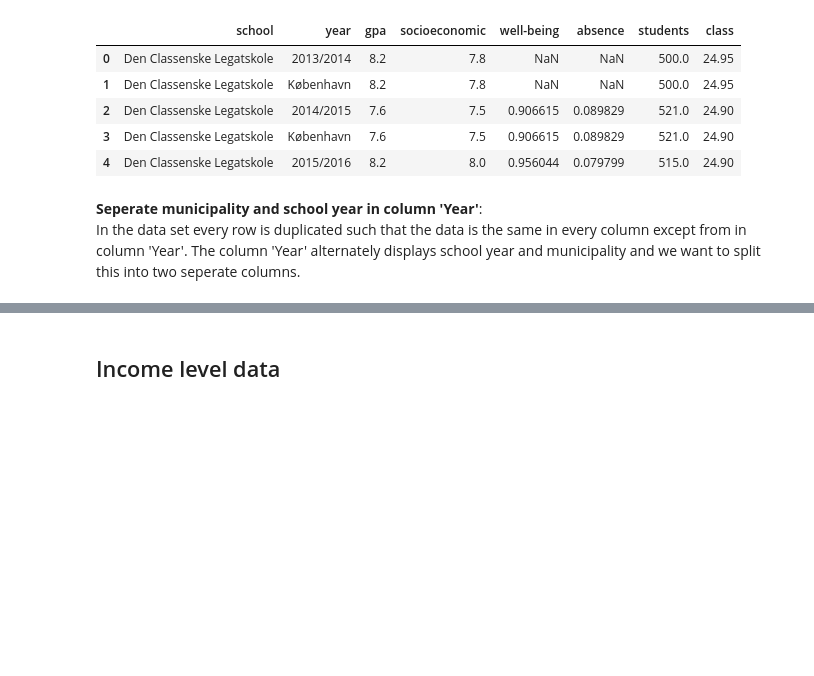
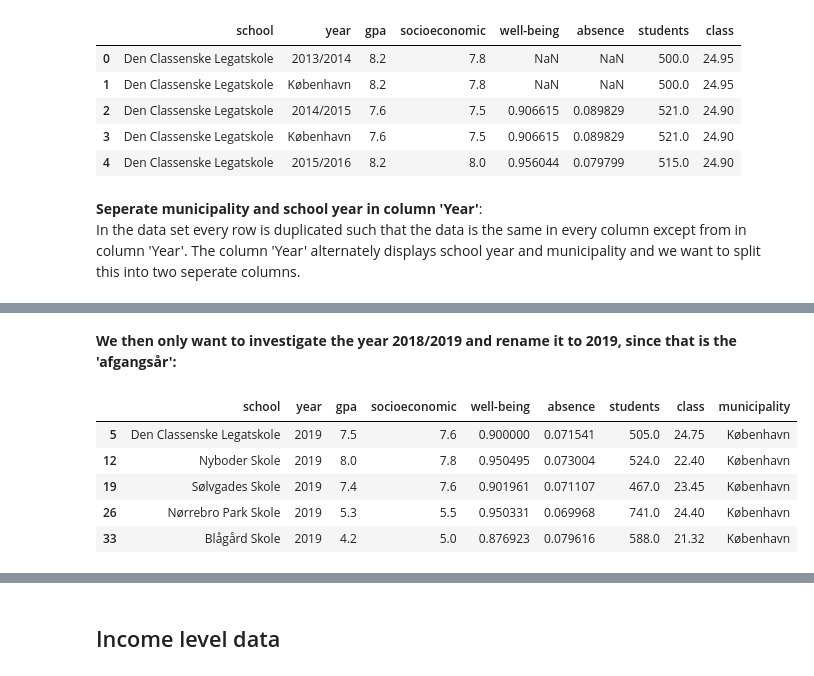
Before and after one commit to AskerNC/projects-2021-sstl, a Jupyter notebook: dataproject/dataproject.ipynb, the cells around one changed output, grey strips where cells are left out. Cells and saved outputs as stored; diff of their text form; code cells hidden in the pictures; blank space fills up the shorter version.

```diff
--- a/dataproject/dataproject.ipynb
+++ b/dataproject/dataproject.ipynb
@@ -108,3 +105,35 @@ school_final.tail()
 | 15661 | Vestermarkskolen Aars | 2017/2018 | NaN | NaN | NaN | NaN | 49.0 | NaN | Vesthimmerlands |
 | 15662 | Vestermarkskolen Aars | 2018/2019 | NaN | NaN | NaN | 0.082224 | 46.0 | NaN | Vesthimmerlands |
 | 15663 | Vestermarkskolen Aars | 2019/2020 | NaN | NaN | NaN | 0.085611 | 47.0 | NaN | Vesthimmerlands |
+# %% [markdown]
+**We then only want to investigate the year 2018/2019 and rename it to 2019, since that is the 'afgangsår':**
+# %%
+school_final["year"].replace({"2018/2019": "2019", "2019/2020": "2020"}, inplace=True)
+
+def only_keep_oneyear(df):
+    """ delete all year except 2018/2019
+    Args:
+        df (pd.DataFrame): pandas dataframe with the column "year" as a string
+
+    Returns:
+        df (pd.DataFrame): pandas dataframe
+
+    """
+    for val in ['2019']:
+
+        I = df.year.str.contains(val)
+        df = df.loc[I == True] # keep everything else
+
+    return df
+
+school_final.year.unique()
+
+school = only_keep_oneyear(school_final)
+school.head()
+# %% [output]
+|  | school | year | gpa | socioeconomic | well-being | absence | students | class | municipality |
+| 5 | Den Classenske Legatskole | 2019 | 7.5 | 7.6 | 0.900000 | 0.071541 | 505.0 | 24.75 | København |
+| 12 | Nyboder Skole | 2019 | 8.0 | 7.8 | 0.950495 | 0.073004 | 524.0 | 22.40 | København |
+| 19 | Sølvgades Skole | 2019 | 7.4 | 7.6 | 0.901961 | 0.071107 | 467.0 | 23.45 | København |
+| 26 | Nørrebro Park Skole | 2019 | 5.3 | 5.5 | 0.950331 | 0.069968 | 741.0 | 24.40 | København |
+| 33 | Blågård Skole | 2019 | 4.2 | 5.0 | 0.876923 | 0.079616 | 588.0 | 21.32 | København |
```
Also changed, not shown: parts of 8 cells of this notebook.
